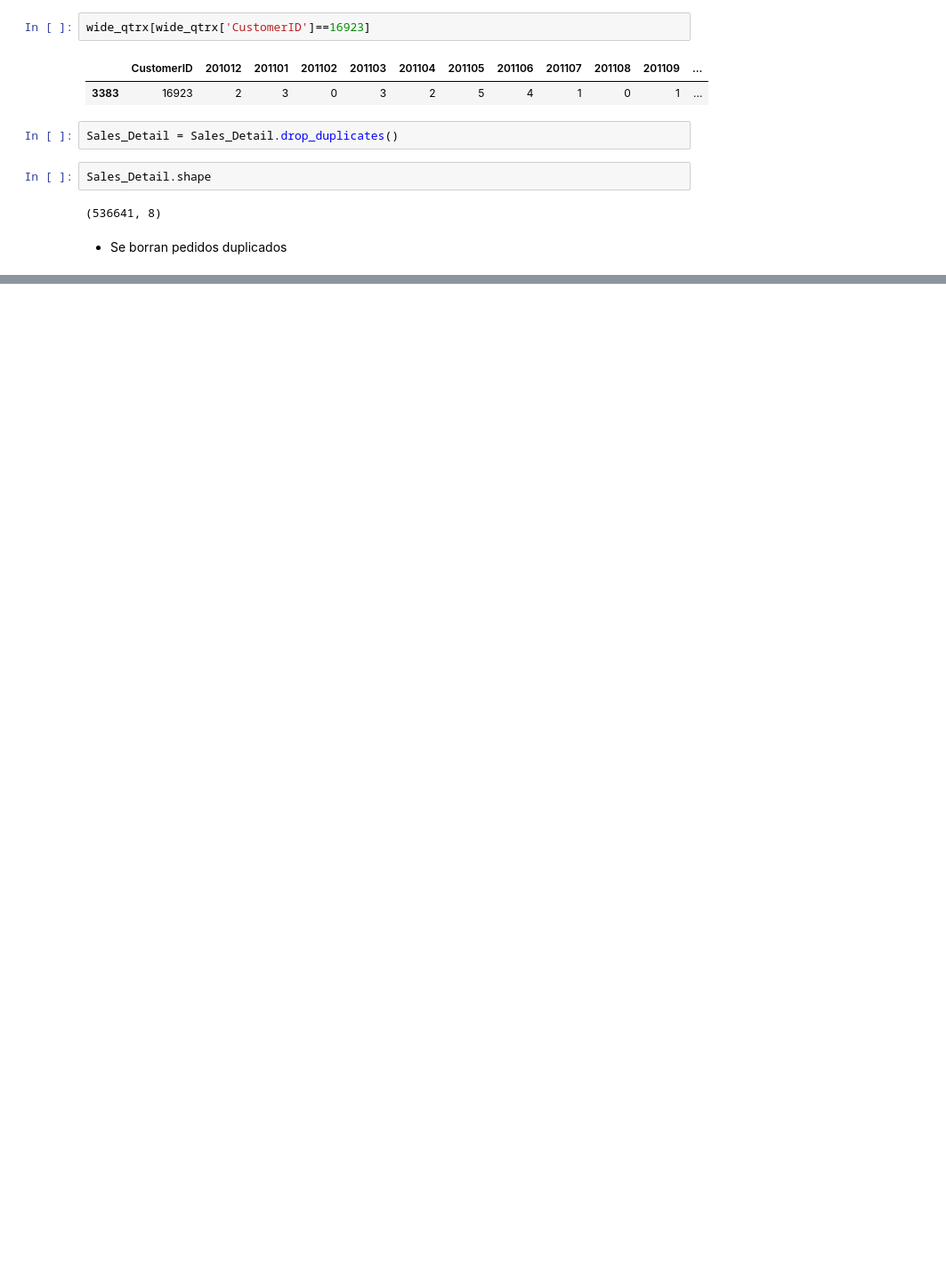
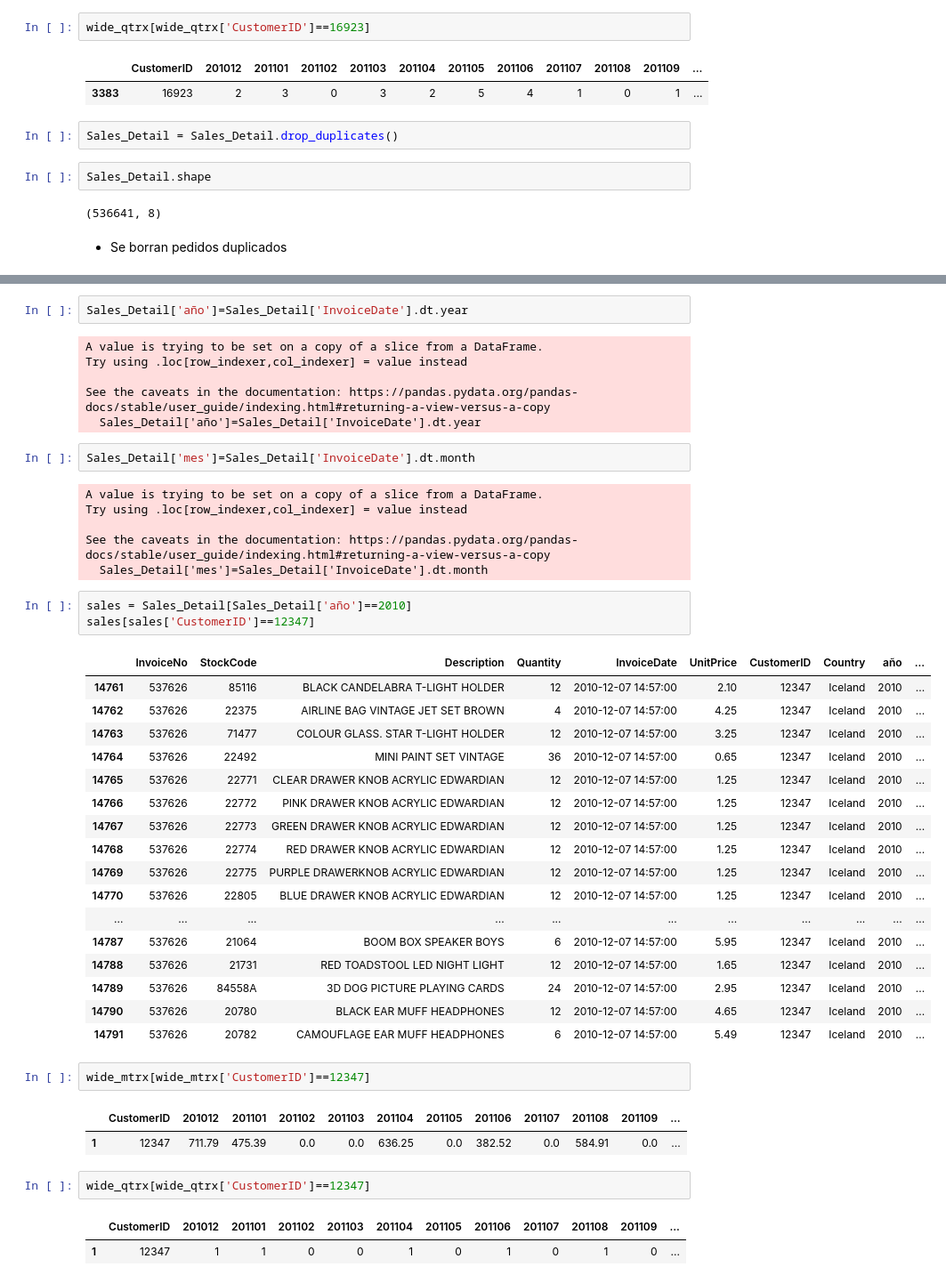
Before and after one commit to juplounco/Prueba_Data_scientist, a Jupyter notebook: EDA.ipynb, the cells around one changed output, grey strips where cells are left out. Shown at 89% size. Saved outputs shown, nothing was run; the diff lists cells and outputs as text; blank space fills up the shorter version.

```diff
--- a/EDA.ipynb
+++ b/EDA.ipynb
@@ -304,3 +304,50 @@ C581569    84978      HANGING HEART JAR T-LIGHT HOLDER   -1        2011-12-09 11
            22384      LUNCH BAG PINK POLKADOT             2        2011-09-29 13:11:00  1.65       15356       United Kingdom    1
 536365     21730      GLASS STAR FROSTED T-LIGHT HOLDER   6        2010-12-01 08:26:00  4.25       17850       United Kingdom    1
 Length: 535187, dtype: int64
+# %%
+Sales_Detail['año']=Sales_Detail['InvoiceDate'].dt.year
+# %% [output]
+A value is trying to be set on a copy of a slice from a DataFrame.
+Try using .loc[row_indexer,col_indexer] = value instead
+
+See the caveats in the documentation: https://pandas.pydata.org/pandas-docs/stable/user_guide/indexing.html#returning-a-view-versus-a-copy
+  Sales_Detail['año']=Sales_Detail['InvoiceDate'].dt.year
+# %%
+Sales_Detail['mes']=Sales_Detail['InvoiceDate'].dt.month
+# %% [output]
+A value is trying to be set on a copy of a slice from a DataFrame.
+Try using .loc[row_indexer,col_indexer] = value instead
+
+See the caveats in the documentation: https://pandas.pydata.org/pandas-docs/stable/user_guide/indexing.html#returning-a-view-versus-a-copy
+  Sales_Detail['mes']=Sales_Detail['InvoiceDate'].dt.month
+# %%
+sales = Sales_Detail[Sales_Detail['año']==2010]
+sales[sales['CustomerID']==12347]
+# %% [output]
+|  | InvoiceNo | StockCode | Description | Quantity | InvoiceDate | UnitPrice | CustomerID | Country | año | ... |
+| 14761 | 537626 | 85116 | BLACK CANDELABRA T-LIGHT HOLDER | 12 | 2010-12-07 14:57:00 | 2.10 | 12347 | Iceland | 2010 | ... |
+| 14762 | 537626 | 22375 | AIRLINE BAG VINTAGE JET SET BROWN | 4 | 2010-12-07 14:57:00 | 4.25 | 12347 | Iceland | 2010 | ... |
+| 14763 | 537626 | 71477 | COLOUR GLASS. STAR T-LIGHT HOLDER | 12 | 2010-12-07 14:57:00 | 3.25 | 12347 | Iceland | 2010 | ... |
+| 14764 | 537626 | 22492 | MINI PAINT SET VINTAGE | 36 | 2010-12-07 14:57:00 | 0.65 | 12347 | Iceland | 2010 | ... |
+| 14765 | 537626 | 22771 | CLEAR DRAWER KNOB ACRYLIC EDWARDIAN | 12 | 2010-12-07 14:57:00 | 1.25 | 12347 | Iceland | 2010 | ... |
+| 14766 | 537626 | 22772 | PINK DRAWER KNOB ACRYLIC EDWARDIAN | 12 | 2010-12-07 14:57:00 | 1.25 | 12347 | Iceland | 2010 | ... |
+| 14767 | 537626 | 22773 | GREEN DRAWER KNOB ACRYLIC EDWARDIAN | 12 | 2010-12-07 14:57:00 | 1.25 | 12347 | Iceland | 2010 | ... |
+| 14768 | 537626 | 22774 | RED DRAWER KNOB ACRYLIC EDWARDIAN | 12 | 2010-12-07 14:57:00 | 1.25 | 12347 | Iceland | 2010 | ... |
+| 14769 | 537626 | 22775 | PURPLE DRAWERKNOB ACRYLIC EDWARDIAN | 12 | 2010-12-07 14:57:00 | 1.25 | 12347 | Iceland | 2010 | ... |
+| 14770 | 537626 | 22805 | BLUE DRAWER KNOB ACRYLIC EDWARDIAN | 12 | 2010-12-07 14:57:00 | 1.25 | 12347 | Iceland | 2010 | ... |
+| ... | ... | ... | ... | ... | ... | ... | ... | ... | ... | ... |
+| 14787 | 537626 | 21064 | BOOM BOX SPEAKER BOYS | 6 | 2010-12-07 14:57:00 | 5.95 | 12347 | Iceland | 2010 | ... |
+| 14788 | 537626 | 21731 | RED TOADSTOOL LED NIGHT LIGHT | 12 | 2010-12-07 14:57:00 | 1.65 | 12347 | Iceland | 2010 | ... |
+| 14789 | 537626 | 84558A | 3D DOG PICTURE PLAYING CARDS | 24 | 2010-12-07 14:57:00 | 2.95 | 12347 | Iceland | 2010 | ... |
+| 14790 | 537626 | 20780 | BLACK EAR MUFF HEADPHONES | 12 | 2010-12-07 14:57:00 | 4.65 | 12347 | Iceland | 2010 | ... |
+| 14791 | 537626 | 20782 | CAMOUFLAGE EAR MUFF HEADPHONES | 6 | 2010-12-07 14:57:00 | 5.49 | 12347 | Iceland | 2010 | ... |
+# %%
+wide_mtrx[wide_mtrx['CustomerID']==12347]
+# %% [output]
+|  | CustomerID | 201012 | 201101 | 201102 | 201103 | 201104 | 201105 | 201106 | 201107 | 201108 | 201109 | ... |
+| 1 | 12347 | 711.79 | 475.39 | 0.0 | 0.0 | 636.25 | 0.0 | 382.52 | 0.0 | 584.91 | 0.0 | ... |
+# %%
+wide_qtrx[wide_qtrx['CustomerID']==12347]
+# %% [output]
+|  | CustomerID | 201012 | 201101 | 201102 | 201103 | 201104 | 201105 | 201106 | 201107 | 201108 | 201109 | ... |
+| 1 | 12347 | 1 | 1 | 0 | 0 | 1 | 0 | 1 | 0 | 1 | 0 | ... |
```
